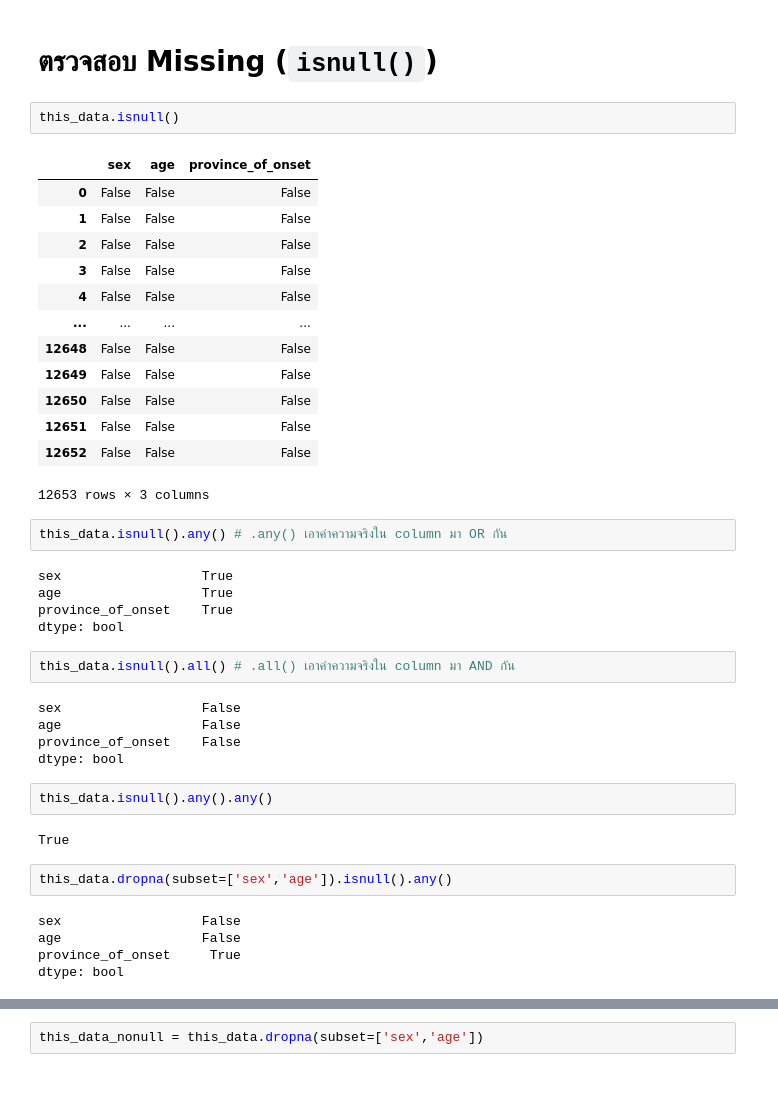
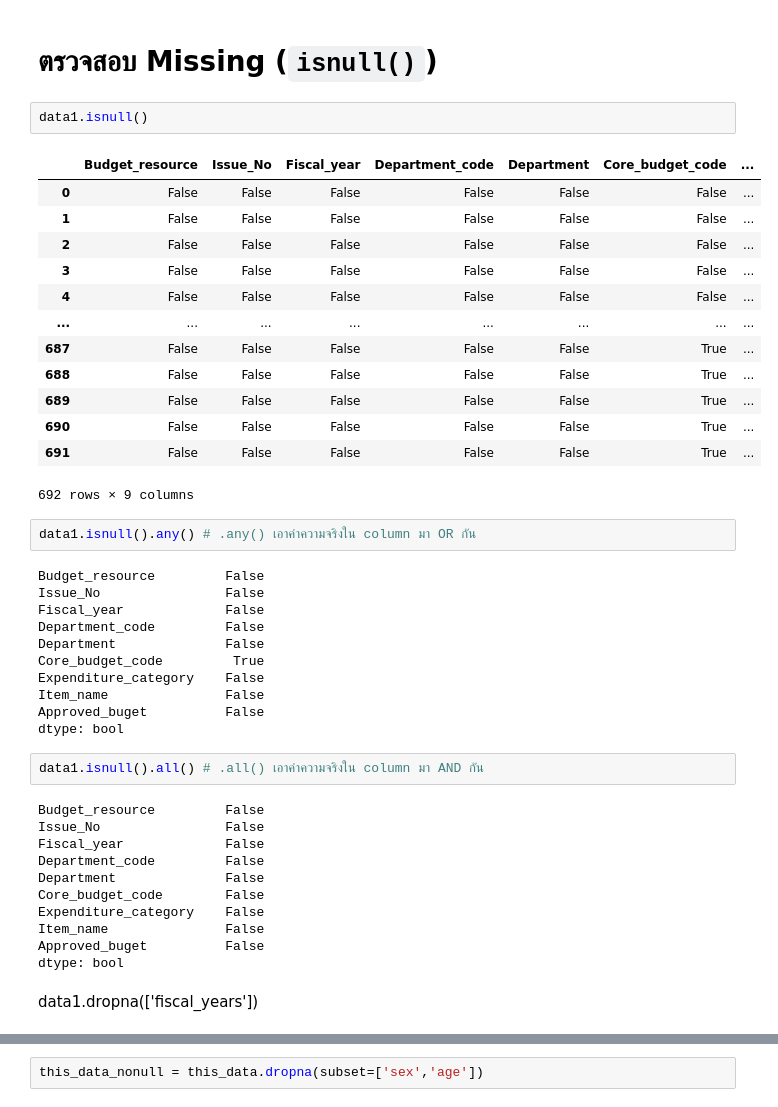
Before and after one commit to 643021273-8/python-_dataviz2023, a Jupyter notebook: Pandas101.ipynb, the cells around one changed output, grey strips where cells are left out. Drawn from its saved outputs; the diff is of its cells as text.

````diff
--- a/Pandas101.ipynb
+++ b/Pandas101.ipynb
@@ -807,46 +562,49 @@ print(this_data.dropna(subset=['sex','age']).shape)
 # %% [markdown]
 # ตรวจสอบ Missing (```isnull()```)
 # %%
-this_data.isnull()
+data1.isnull()
 # %% [output]
-|  | sex | age | province_of_onset |
-| 0 | False | False | False |
-| 1 | False | False | False |
-| 2 | False | False | False |
-| 3 | False | False | False |
-| 4 | False | False | False |
-| ... | ... | ... | ... |
-| 12648 | False | False | False |
-| 12649 | False | False | False |
-| 12650 | False | False | False |
-| 12651 | False | False | False |
-| 12652 | False | False | False |
+|  | Budget_resource | Issue_No | Fiscal_year | Department_code | Department | Core_budget_code | ... |
+| 0 | False | False | False | False | False | False | ... |
+| 1 | False | False | False | False | False | False | ... |
+| 2 | False | False | False | False | False | False | ... |
+| 3 | False | False | False | False | False | False | ... |
+| 4 | False | False | False | False | False | False | ... |
+| ... | ... | ... | ... | ... | ... | ... | ... |
+| 687 | False | False | False | False | False | True | ... |
+| 688 | False | False | False | False | False | True | ... |
+| 689 | False | False | False | False | False | True | ... |
+| 690 | False | False | False | False | False | True | ... |
+| 691 | False | False | False | False | False | True | ... |
-12653 rows × 3 columns
+692 rows × 9 columns
 # %%
-this_data.isnull().any() # .any() เอาค่าความจริงใน column มา OR กัน
+data1.isnull().any() # .any() เอาค่าความจริงใน column มา OR กัน
 # %% [output]
-sex                  True
-age                  True
-province_of_onset    True
+Budget_resource         False
+Issue_No                False
+Fiscal_year             False
+Department_code         False
+Department              False
+Core_budget_code         True
+Expenditure_category    False
+Item_name               False
+Approved_buget          False
 dtype: bool
 # %%
-this_data.isnull().all() # .all() เอาค่าความจริงใน column มา AND กัน
+data1.isnull().all() # .all() เอาค่าความจริงใน column มา AND กัน
 # %% [output]
-sex                  False
-age                  False
-province_of_onset    False
+Budget_resource         False
+Issue_No                False
+Fiscal_year             False
+Department_code         False
+Department              False
+Core_budget_code        False
+Expenditure_category    False
+Item_name               False
+Approved_buget          False
 dtype: bool
-# %%
-this_data.isnull().any().any()
-# %% [output]
-True
-# %%
-this_data.dropna(subset=['sex','age']).isnull().any()
-# %% [output]
-sex                  False
-age                  False
-province_of_onset     True
-dtype: bool
+# %% [markdown]
+data1.dropna(['fiscal_years'])
 # %%
 this_data.dropna(subset=['sex','age'])
 # %% [output]
````
Also changed, not shown: parts of 86 cells of this notebook.
